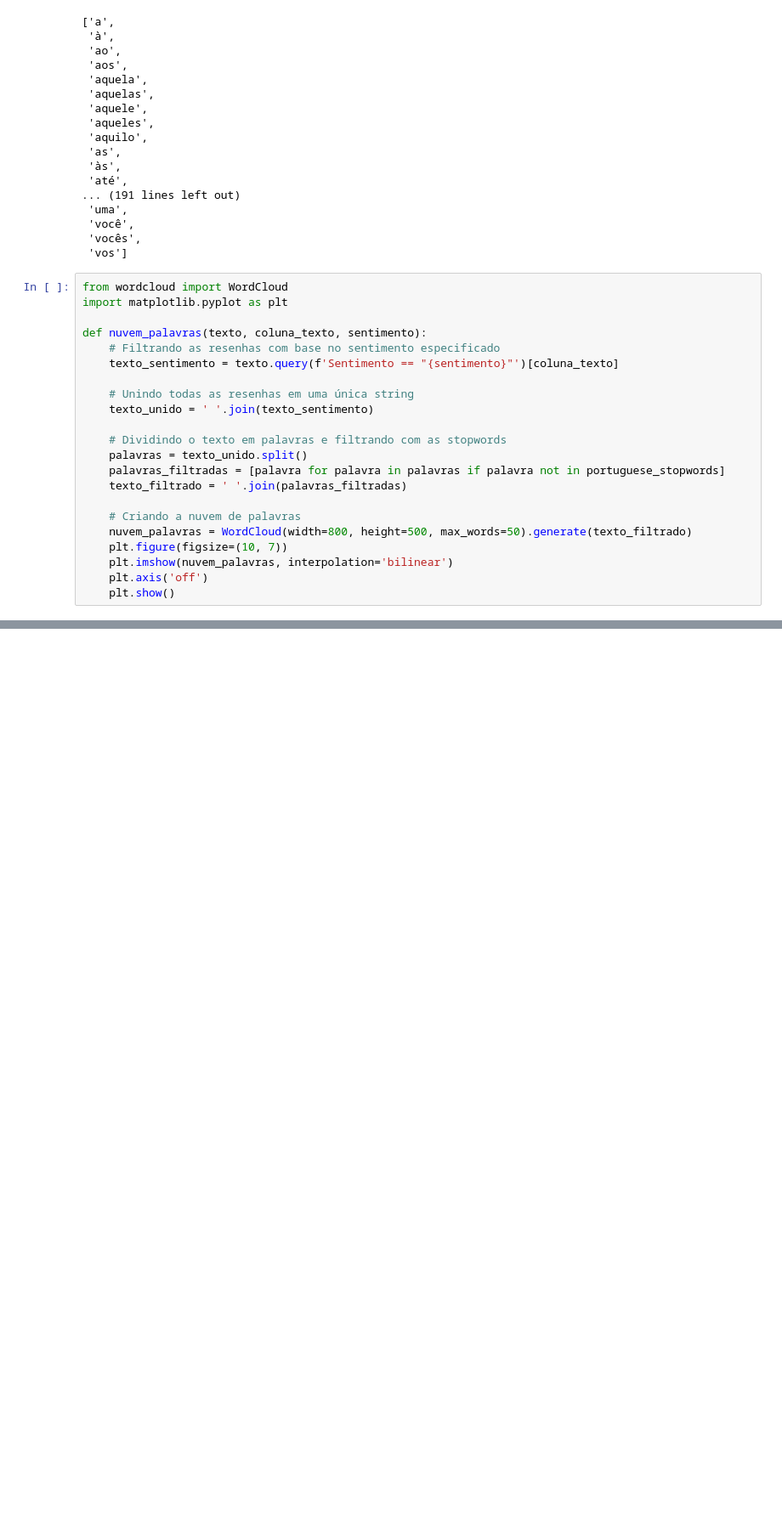
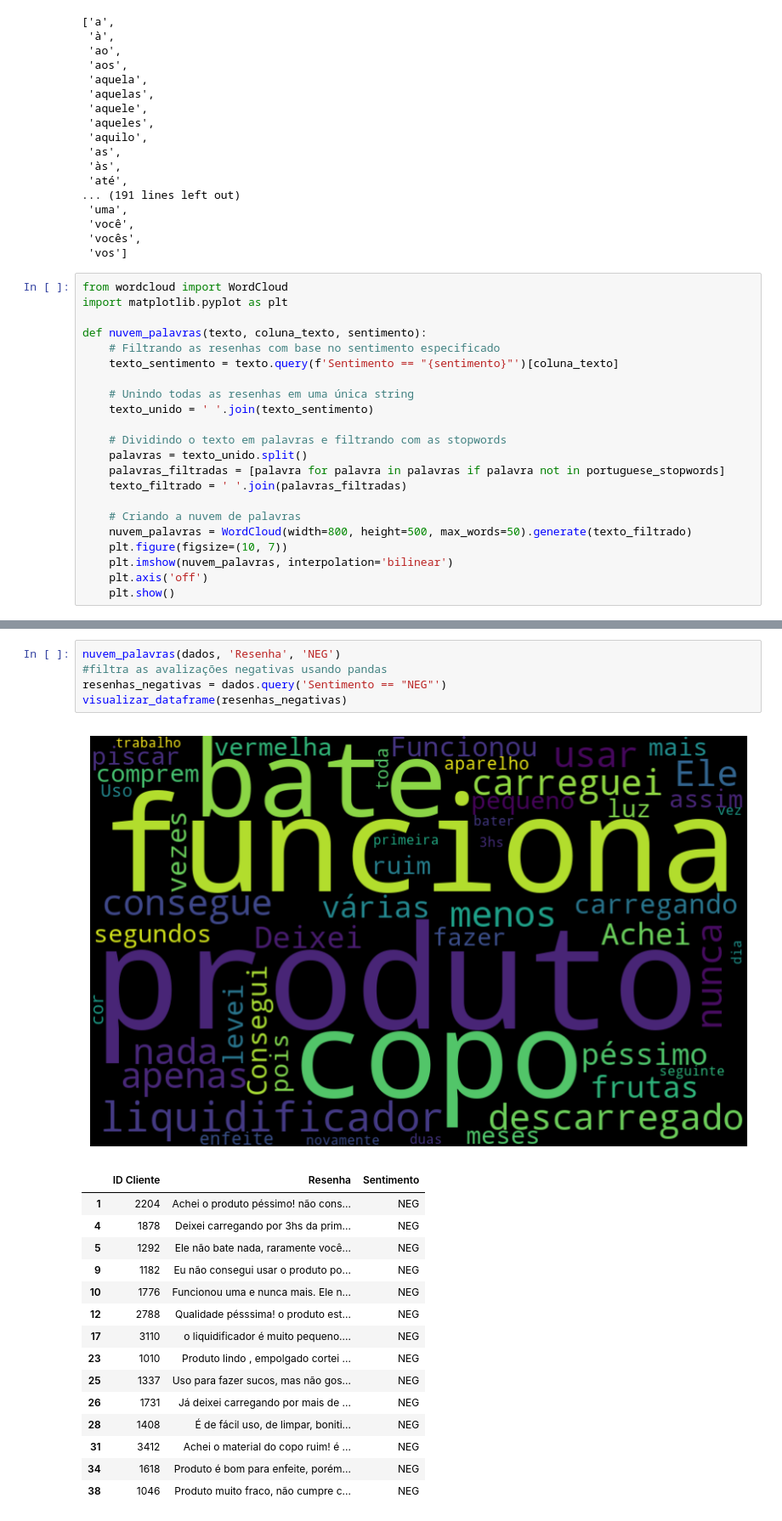
Before and after one commit to emviveros/alura_hugging_face_module, a Jupyter notebook: Notebooks/Aula_1.ipynb, the cells around one changed output, grey strips where cells are left out. Shown at 85% size. Cells and saved outputs as stored; diff of their text form; blank space fills up the shorter version.

```diff
--- a/Notebooks/Aula_1.ipynb
+++ b/Notebooks/Aula_1.ipynb
@@ -276,0 +406,22 @@ nuvem_palavras(dados, 'Resenha', 'NEG')
+# %%
+nuvem_palavras(dados, 'Resenha', 'NEG')
+#filtra as avalizações negativas usando pandas
+resenhas_negativas = dados.query('Sentimento == "NEG"')
+visualizar_dataframe(resenhas_negativas)
+# %% [output]
+[figure, added]
+|  | ID Cliente | Resenha | Sentimento |
+| 1 | 2204 | Achei o produto péssimo! não cons... | NEG |
+| 4 | 1878 | Deixei carregando por 3hs da prim... | NEG |
+| 5 | 1292 | Ele não bate nada, raramente você... | NEG |
+| 9 | 1182 | Eu não consegui usar o produto po... | NEG |
+| 10 | 1776 | Funcionou uma e nunca mais. Ele n... | NEG |
+| 12 | 2788 | Qualidade pésssima! o produto est... | NEG |
+| 17 | 3110 | o liquidificador é muito pequeno.... | NEG |
+| 23 | 1010 | Produto lindo , empolgado cortei ... | NEG |
+| 25 | 1337 | Uso para fazer sucos, mas não gos... | NEG |
+| 26 | 1731 | Já deixei carregando por mais de ... | NEG |
+| 28 | 1408 | É de fácil uso, de limpar, boniti... | NEG |
+| 31 | 3412 | Achei o material do copo ruim! é ... | NEG |
+| 34 | 1618 | Produto é bom para enfeite, porém... | NEG |
+| 38 | 1046 | Produto muito fraco, não cumpre c... | NEG |
```
Also changed, not shown: parts of 9 cells of this notebook.
